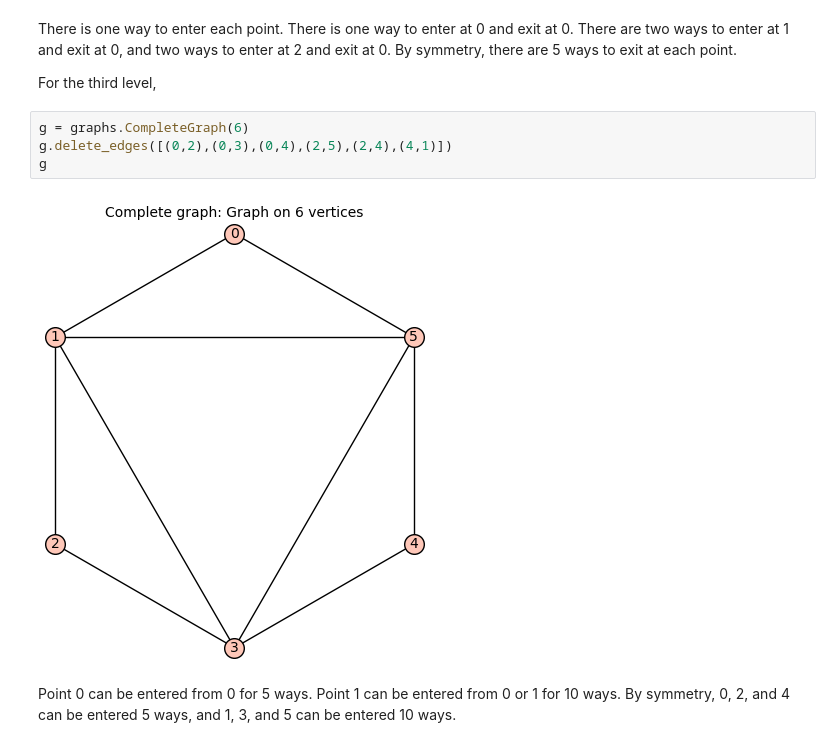
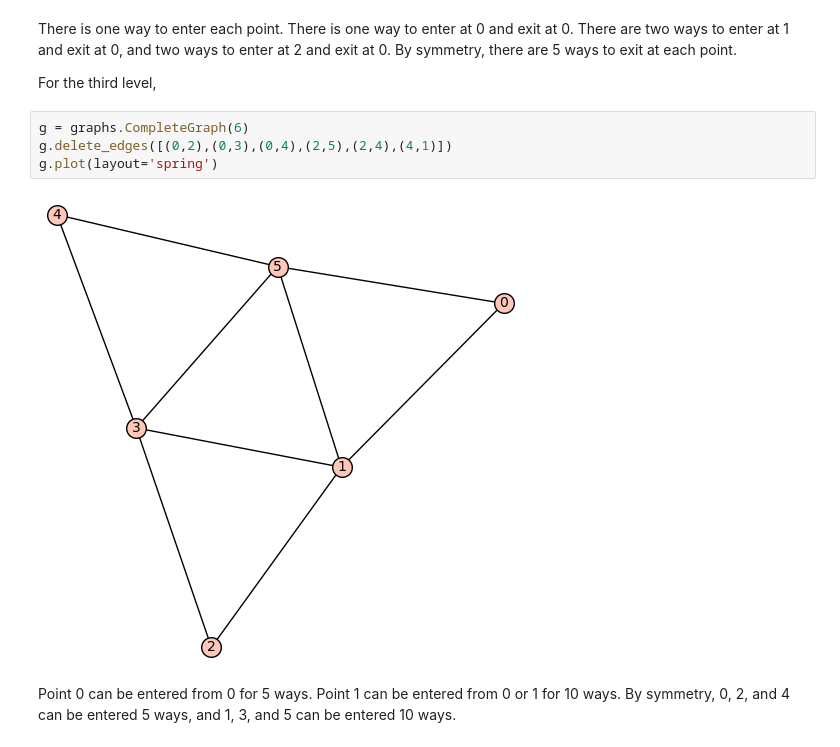
Before and after one commit to qpliu/sunday-puzzle, a Jupyter notebook: riddler/2025/20250516.ipynb, the cells around one changed output. Drawn from its saved outputs; the diff is of its cells as text.

Commit message:
Make the graphs for fiddler 20250516 look better.

```diff
--- a/riddler/2025/20250516.ipynb
+++ b/riddler/2025/20250516.ipynb
@@ -57,9 +57,9 @@ For the third level,
 # %%
 g = graphs.CompleteGraph(6)
 g.delete_edges([(0,2),(0,3),(0,4),(2,5),(2,4),(4,1)])
-g
+g.plot(layout='spring')
 # %% [output]
-[figure, old version]
+[figure, new version]
 # %% [markdown]
 Point 0 can be entered from 0 for 5 ways.  Point 1 can be entered from 0 or 1
 for 10 ways.  By symmetry, 0, 2, and 4 can be entered 5 ways, and 1, 3, and 5
```
Also changed, not shown: parts of 2 cells of this notebook.
